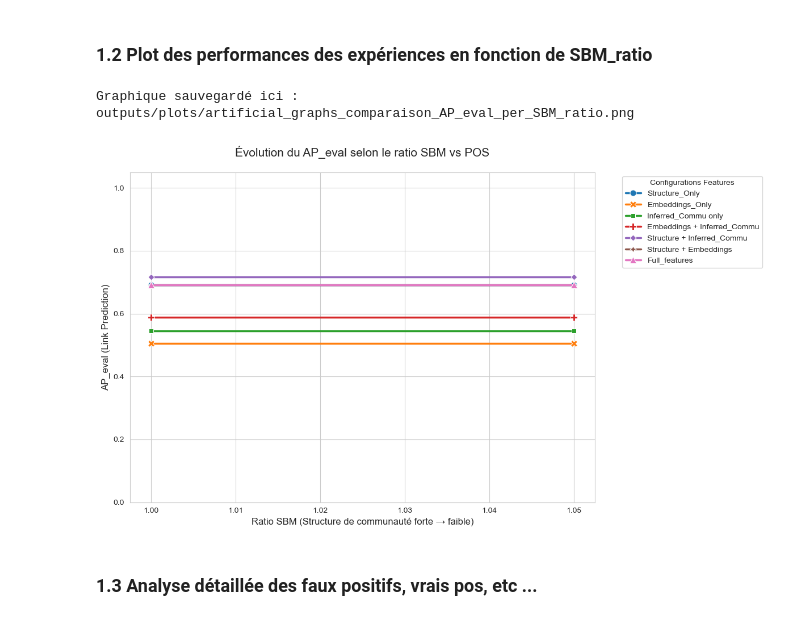
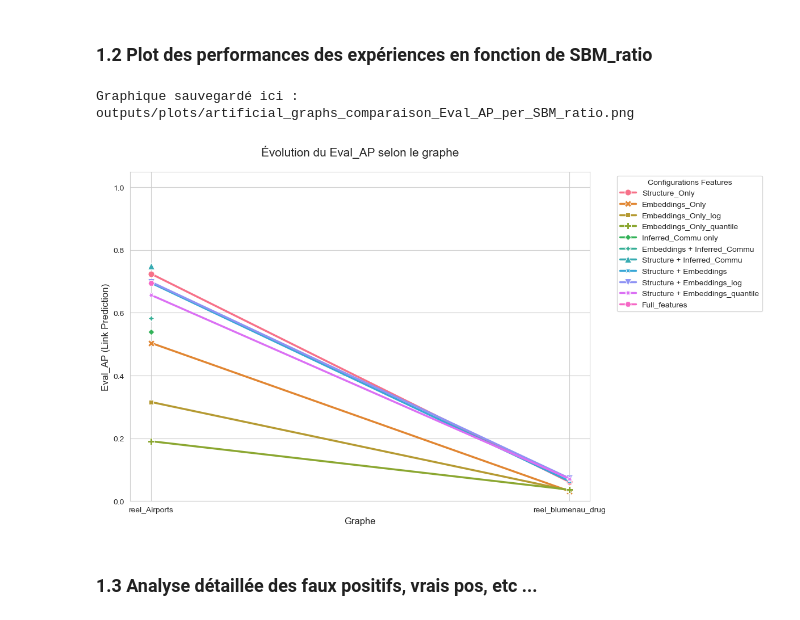
Before and after one commit to DeankoontzG/SHAP-like-Graph-Analysis, a Jupyter notebook: Performance_Analysis_G_Reels.ipynb, the cells around one changed output. Saved outputs shown, nothing was run; the diff lists cells and outputs as text; code cells hidden in the pictures.

```diff
--- a/Performance_Analysis_G_Reels.ipynb
+++ b/Performance_Analysis_G_Reels.ipynb
@@ -80,6 +83,8 @@ features_commu_inferee = ['louvain_v', 'louvain_u', 'same_louvain', 'infomap_u',
 features_commu_inferee_same_group_only = ['same_louvain', 'same_infomap', 'same_sbm']
 #features_embeddings = ['n2v_p2_q0.5_cosine', 'n2v_p2_q0.5_dist', 'n2v_p1_q1_cosine', 'n2v_p1_q1_dist']
 features_embeddings = ["deepwalk_dist", "deepwalk_cos", "n2v_homophily_dist", "n2v_homophily_cos"]
+features_embeddings_log_bin = ["deepwalk_dist_log_bin", "n2v_homophily_dist_log_bin"]
+features_embeddings_quantile_bin = ["deepwalk_dist_quantile_bin", "n2v_homophily_dist_quantile_bin"]
 #features_ground_truth = ['block_reel_u', 'block_reel_v','same_block_reel', "dist_reelle", "proba_lien_reelle"]
 #features_ground_truth_same_group_only = ['same_block_reel']
 #features_ground_truth_proba_only = ['proba_lien_reelle']
@@ -93,20 +98,25 @@ experiments = {
     "Structure_Only": features_structure,
     #"Structure_with_GT": features_structure + features_ground_truth,
     "Embeddings_Only": features_embeddings,
+    "Embeddings_Only_log": features_embeddings_log_bin,
+    "Embeddings_Only_quantile": features_embeddings_quantile_bin,
     "Inferred_Commu only": features_commu_inferee,
     #"Inferred_Commu_sg_only": features_commu_inferee_same_group_only,
     "Embeddings + Inferred_Commu": features_embeddings + features_commu_inferee,
     "Structure + Inferred_Commu": features_structure + features_commu_inferee,
     "Structure + Embeddings": features_structure + features_embeddings,
+    "Structure + Embeddings_log": features_structure + features_embeddings_log_bin,
+    "Structure + Embeddings_quantile": features_structure + features_embeddings_quantile_bin,
     "Full_features": features_structure + features_commu_inferee + features_embeddings
 }
 
 all_results = []
 G_name = "reel_Airports"
 G_obj_Airports = load_graphml_safe("graph_library/reel_Airports.graphml")
+G_obj_Blumenau = load_graphml_safe("graph_library/reel_blumenau_drug.graphml")
 
-G_name_list = ["reel_Airports"]
-G_obj_list = [G_obj_Airports]
+G_name_list = ["reel_Airports", "reel_blumenau_drug"]
+G_obj_list = [G_obj_Airports, G_obj_Blumenau]
 
 for G_name, G_obj in zip(G_name_list, G_obj_list):
 
@@ -125,6 +135,19 @@ for G_name, G_obj in zip(G_name_list, G_obj_list):
     # On extrait le ratio SBM du nom si c'est un graphe synthétique (pour les logs)
     current_ratio = G_name.split('sbm_')[1].split('_pos')[0].replace('_', '.') if 'sbm_' in G_name else "N/A"
 
+    # Ajoute des colonnes binning
+    dataset_train = gp.apply_fixed_log_binning(dataset_train, "deepwalk_dist")
+    dataset_train = gp.apply_fixed_log_binning(dataset_train, "n2v_homophily_dist")
+    dataset_train = gp.apply_quantile_binning(dataset_train, "deepwalk_dist")
+    dataset_train = gp.apply_quantile_binning(dataset_train, "n2v_homophily_dist")
+    dataset_eval = gp.apply_fixed_log_binning(dataset_eval, "deepwalk_dist")
+    dataset_eval = gp.apply_fixed_log_binning(dataset_eval, "n2v_homophily_dist")
+    dataset_eval = gp.apply_quantile_binning(dataset_eval, "deepwalk_dist")
+    dataset_eval = gp.apply_quantile_binning(dataset_eval, "n2v_homophily_dist")
+
+    print(dataset_train.head(2))
+    print(dataset_train.filter(like='bin').dtypes)
+
     # 3. Lancement des expériences (Topologie, Commu, Embeddings, etc.)
     for exp_name, feat_list in experiments.items():
         # Vérification des colonnes
@@ -137,7 +160,8 @@ for G_name, G_obj in zip(G_name_list, G_obj_list):
 
         # Entraînement XGBoost
         # X_test et y_test ici sont issus du split interne de dataset_train (le "Test set")
-        stats_df, model, X_test, _, y_test, _ = gp.train_and_test_xgboost(dataset_train, features=feat_list, plot=False)
+        stats_df, model, X_test, _, y_test, _ = gp.train_and_test_xgboost(dataset_train, features=feat_list, plot=False,
+                                                                          )
 
         # Feature Importance
         importances = model.feature_importances_
@@ -177,7 +201,7 @@ if not df_compare.empty:
 # Sauvegarde
 output_dir = "outputs/results"
 os.makedirs(output_dir, exist_ok=True)
-output_path = os.path.join(output_dir, "benchmark_results.csv")
+output_path = os.path.join(output_dir, "benchmark_G_reels_results.csv")
 df_compare.to_csv(output_path, index=False)
 print(f"\n✅ Résultats sauvegardés dans : {output_path}")
 # %% [output]
@@ -209,44 +280,44 @@ def plot_f1_comparison(df_results, metric="F1-Score"):
     # On utilise 'Experiment' pour différencier les lignes par couleur et style
     ax = sns.lineplot(
         data=df_results,
-        x="Ratio_SBM",
+        x="Graph_Name",
         y= metric,
         hue="Experiment",
         style="Experiment",
         markers=True,
         dashes=False,
         linewidth=2.5,
         markersize=8
     )
 
     # Personnalisation des axes
-    plt.title(f"Évolution du {metric} selon le ratio SBM vs POS", fontsize=15, pad=20)
-    plt.xlabel("Ratio SBM (Structure de communauté forte → faible)", fontsize=12)
+    plt.title(f"Évolution du {metric} selon le graphe", fontsize=15, pad=20)
+    plt.xlabel("Graphe", fontsize=12)
     plt.ylabel(f"{metric} (Link Prediction)", fontsize=12)
 
     # Inversion de l'axe X si tu veux montrer la difficulté croissante
     # plt.gca().invert_xaxis()
 
     plt.legend(title="Configurations Features", bbox_to_anchor=(1.05, 1), loc='upper left')
     plt.ylim(0, 1.05) # Pour bien voir l'échelle de 0 à 1
 
     plt.tight_layout()
 
     output_dir = os.path.join("outputs", "plots")
     os.makedirs(output_dir, exist_ok=True)
     save_path = os.path.join(output_dir, f"artificial_graphs_comparaison_{metric}_per_SBM_ratio.png")
 
     # 3. La ligne magique
     plt.savefig(save_path, dpi=300, bbox_inches='tight')
 
     print(f"Graphique sauvegardé ici : {save_path}")
 
     plt.show()
 
-plot_f1_comparison(df_compare, metric="AP_eval" )
+plot_f1_comparison(df_compare, metric="Eval_AP" )
 # %% [output]
-Graphique sauvegardé ici : outputs/plots/artificial_graphs_comparaison_AP_eval_per_SBM_ratio.png
+Graphique sauvegardé ici : outputs/plots/artificial_graphs_comparaison_Eval_AP_per_SBM_ratio.png
-[figure, old version]
+[figure, new version]
 # %% [markdown]
 ### 1.3 Analyse détaillée des faux positifs, vrais pos, etc ...
 # %%
```
Also changed, not shown: parts of 2 cells of this notebook, 3 other files.
